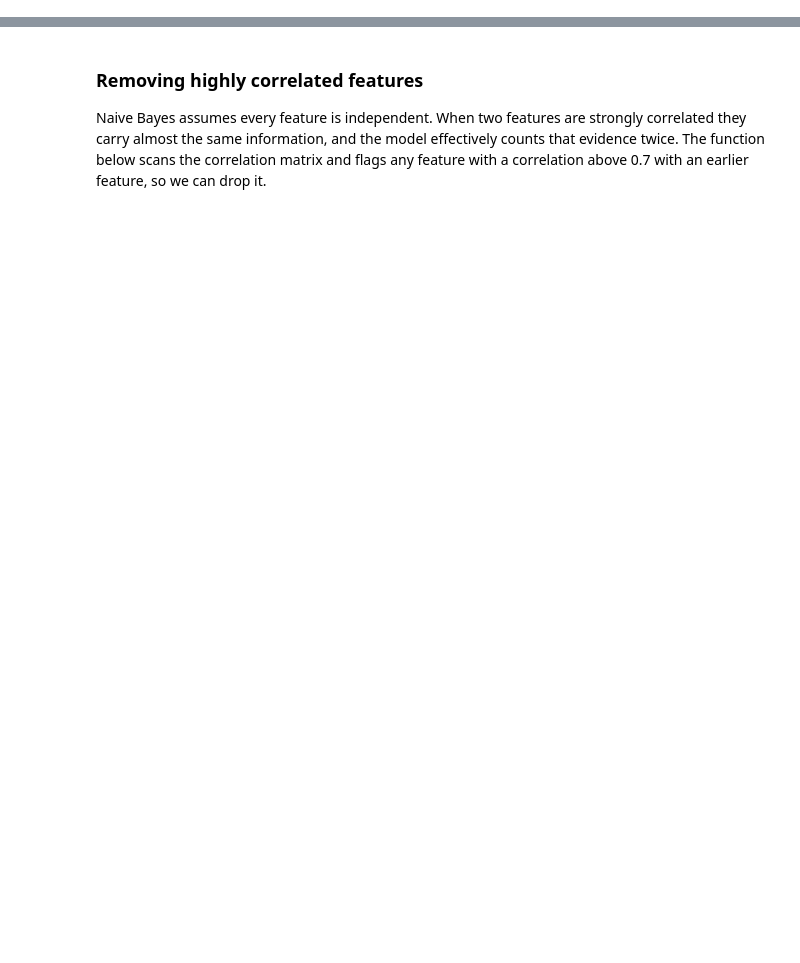
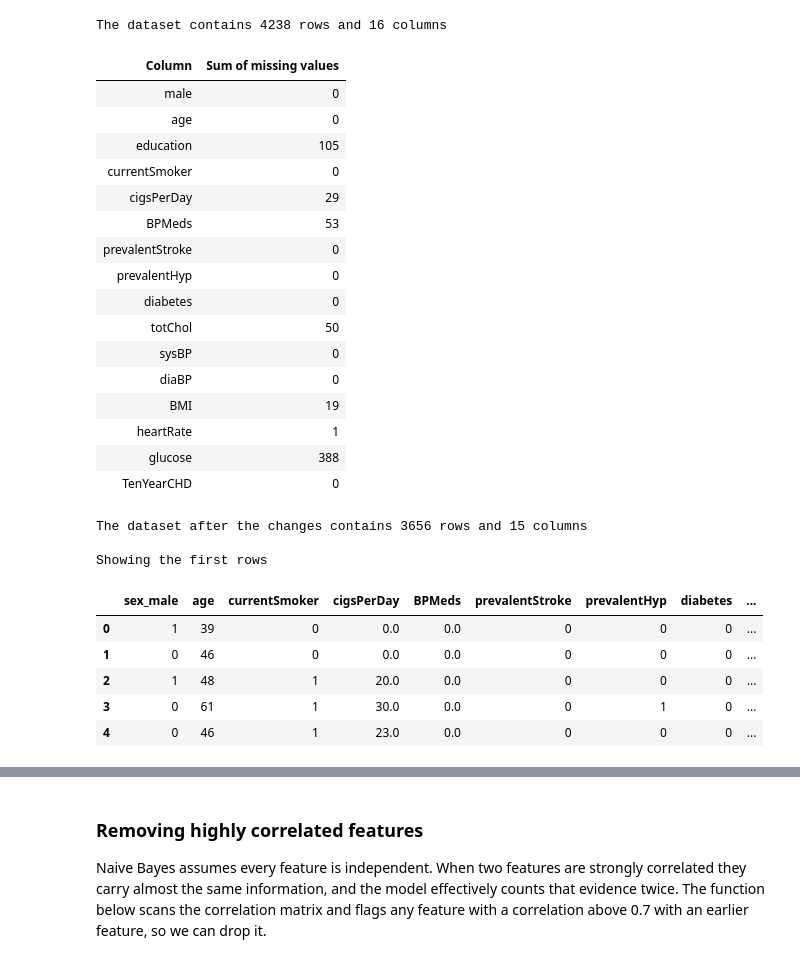
Before and after one commit to nirvana644/IATD-Machine-Learning-Algorithms, a Jupyter notebook: 3_b_NaiveBayes_FraminghamCHD.ipynb, the cells around one changed output, grey strips where cells are left out. Cells and saved outputs as stored; diff of their text form; code cells hidden in the pictures; blank space fills up the shorter version.

```diff
--- a/3_b_NaiveBayes_FraminghamCHD.ipynb
+++ b/3_b_NaiveBayes_FraminghamCHD.ipynb
@@ -61,9 +185,51 @@ import seaborn as sns
 # %%
 # read the Framingham heart study data - 4,238 patients
 df = pd.read_csv('data/framingham.csv')
-print(df.isnull().sum())                                # how many missing values in each column?
+
+print(f"\nThe dataset contains {df.shape[0]} rows and {df.shape[1]} columns")
+
+#print("Showing how many rows have missing values per column")
+#print(df.isnull().sum())                                # how many missing values in each column?
+missing_values = (
+    df.isna().sum()
+    .rename_axis('Column')
+    .reset_index(name='Sum of missing values')
+)
+
+display_table(missing_values)
+
 df.dropna(axis=0, inplace=True)                         # drop rows with any missing value
 df.drop(['education'], axis=1, inplace=True)            # keep the feature set to clinical and behavioural measures
 df.rename(columns={'male':'sex_male'}, inplace=True)    # clearer column name
-print(df.shape)                                         # rows and columns after cleaning: (3656, 15)
+#print(df.shape)                                         # rows and columns after cleaning: (3656, 15)
+print(f"\nThe dataset after the changes contains {df.shape[0]} rows and {df.shape[1]} columns")
+print("\nShowing the first rows")
 df.head()                                               # first look at the cleaned data
+# %% [output]
+The dataset contains 4238 rows and 16 columns
+| Column | Sum of missing values |
+| male | 0 |
+| age | 0 |
+| education | 105 |
+| currentSmoker | 0 |
+| cigsPerDay | 29 |
+| BPMeds | 53 |
+| prevalentStroke | 0 |
+| prevalentHyp | 0 |
+| diabetes | 0 |
+| totChol | 50 |
+| sysBP | 0 |
+| diaBP | 0 |
+| BMI | 19 |
+| heartRate | 1 |
+| glucose | 388 |
+| TenYearCHD | 0 |
+The dataset after the changes contains 3656 rows and 15 columns
+
+Showing the first rows
+|  | sex_male | age | currentSmoker | cigsPerDay | BPMeds | prevalentStroke | prevalentHyp | diabetes | ... |
+| 0 | 1 | 39 | 0 | 0.0 | 0.0 | 0 | 0 | 0 | ... |
+| 1 | 0 | 46 | 0 | 0.0 | 0.0 | 0 | 0 | 0 | ... |
+| 2 | 1 | 48 | 1 | 20.0 | 0.0 | 0 | 0 | 0 | ... |
+| 3 | 0 | 61 | 1 | 30.0 | 0.0 | 0 | 1 | 0 | ... |
+| 4 | 0 | 46 | 1 | 23.0 | 0.0 | 0 | 0 | 0 | ... |
```
Also changed, not shown: parts of 17 cells of this notebook, 1 other file.
